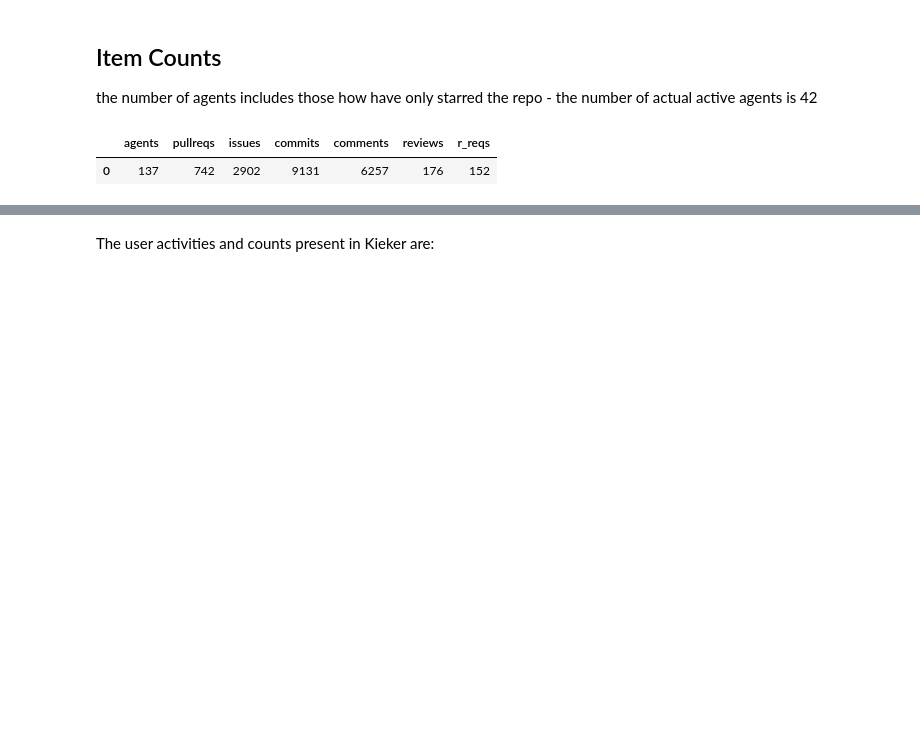
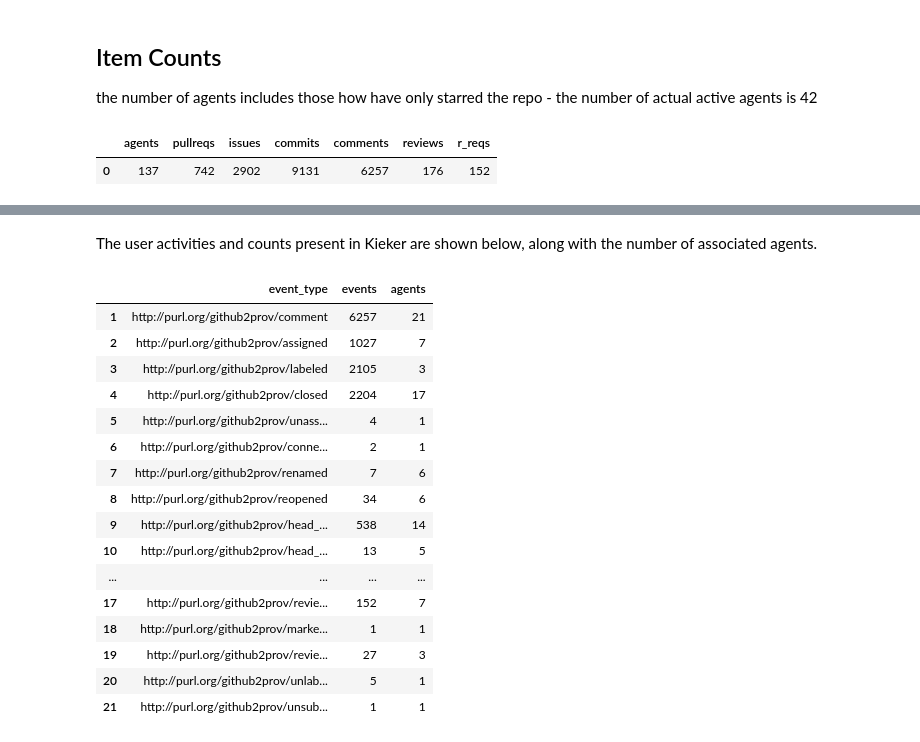
Before and after one commit to RSEMetaScience/kieker_analysis, a Jupyter notebook: notebooks/contributor_metrics.ipynb, the cells around one changed output, grey strips where cells are left out. Cells and saved outputs as stored; diff of their text form; code cells hidden in the pictures; blank space fills up the shorter version.

```diff
--- a/notebooks/contributor_metrics.ipynb
+++ b/notebooks/contributor_metrics.ipynb
@@ -40,2 +42,23 @@ user_activity
 # %% [markdown]
-The user activities and counts present in Kieker are:
+The user activities and counts present in Kieker are shown below, along with the number of associated agents.
+# %%
+from kieker_analysis.stats.contributor_metrics import get_kieker_event_count
+get_kieker_event_count()
+# %% [output]
+|  | event_type | events | agents |
+| 1 | http://purl.org/github2prov/comment | 6257 | 21 |
+| 2 | http://purl.org/github2prov/assigned | 1027 | 7 |
+| 3 | http://purl.org/github2prov/labeled | 2105 | 3 |
+| 4 | http://purl.org/github2prov/closed | 2204 | 17 |
+| 5 | http://purl.org/github2prov/unass... | 4 | 1 |
+| 6 | http://purl.org/github2prov/conne... | 2 | 1 |
+| 7 | http://purl.org/github2prov/renamed | 7 | 6 |
+| 8 | http://purl.org/github2prov/reopened | 34 | 6 |
+| 9 | http://purl.org/github2prov/head_... | 538 | 14 |
+| 10 | http://purl.org/github2prov/head_... | 13 | 5 |
+| ... | ... | ... | ... |
+| 17 | http://purl.org/github2prov/revie... | 152 | 7 |
+| 18 | http://purl.org/github2prov/marke... | 1 | 1 |
+| 19 | http://purl.org/github2prov/revie... | 27 | 3 |
+| 20 | http://purl.org/github2prov/unlab... | 5 | 1 |
+| 21 | http://purl.org/github2prov/unsub... | 1 | 1 |
```
Also changed, not shown: parts of 6 cells of this notebook.
